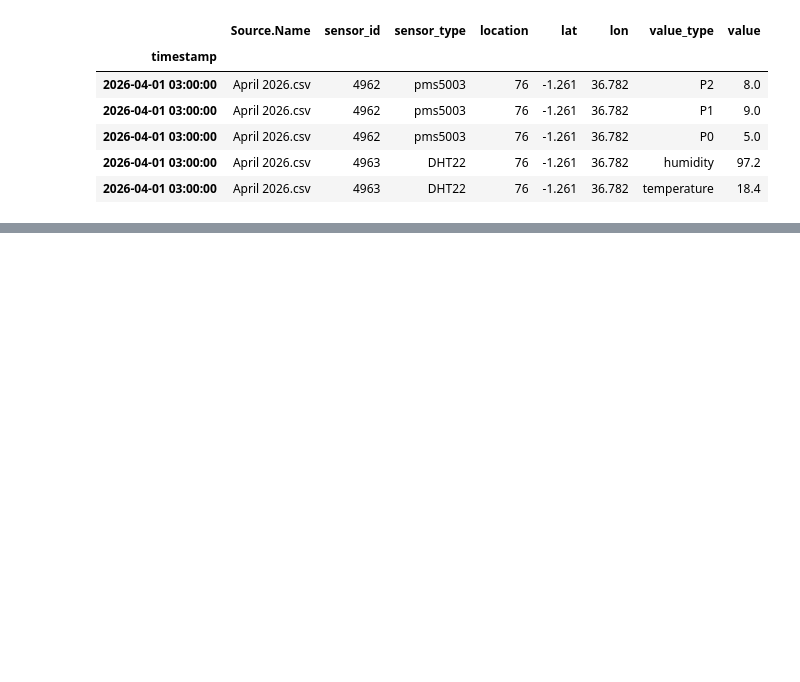
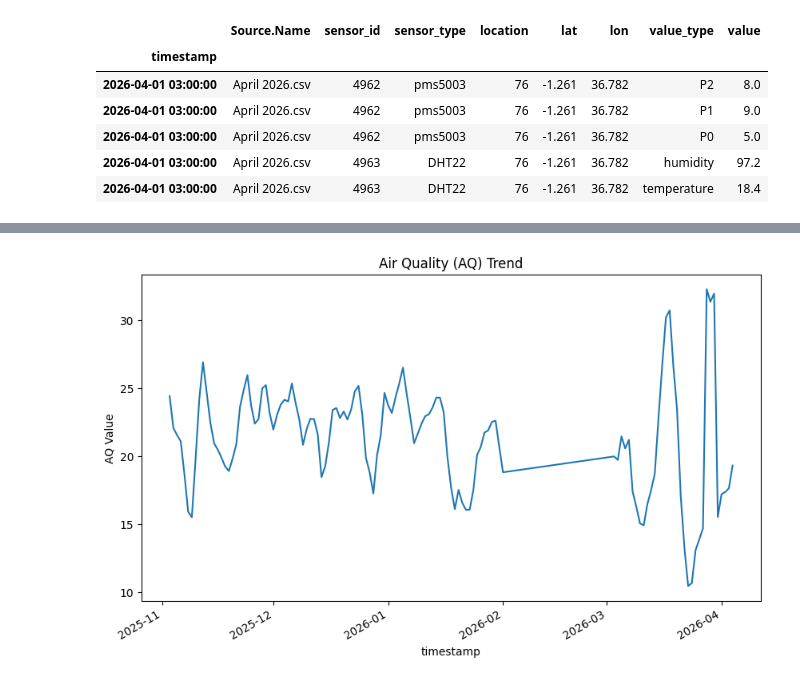
Before and after one commit to victorouma1/Pydata-Capstone-Project, a Jupyter notebook: main.ipynb, the cells around one changed output, grey strips where cells are left out. Cells and saved outputs as stored; diff of their text form; code cells hidden in the pictures; blank space fills up the shorter version.

```diff
--- a/main.ipynb
+++ b/main.ipynb
@@ -66,7 +66,9 @@ air_quality_data.head()
 | 2026-04-01 03:00:00 | April 2026.csv | 4962 | pms5003 | 76 | -1.261 | 36.782 | P0 | 5.0 |
 | 2026-04-01 03:00:00 | April 2026.csv | 4963 | DHT22 | 76 | -1.261 | 36.782 | humidity | 97.2 |
 | 2026-04-01 03:00:00 | April 2026.csv | 4963 | DHT22 | 76 | -1.261 | 36.782 | temperature | 18.4 |
+# %%
+air_quality_data = air_quality_data.sort_index()
 # %%
-grouped_aq_values = air_quality_data.groupby('value_type')['value'].rolling(window=3).mean()
+grouped_aq_values = air_quality_data.groupby('value_type').resample('D')[['value']].mean().groupby(level=0).rolling(window=3).mean()
 grouped_aq_values.head(20)
 # %% [output]
@@ -89,0 +98,2 @@ Name: value, dtype: float64
+# %%
+grouped_aq_values.dropna(inplace = True)
@@ -89,0 +124,11 @@ Name: value, dtype: float64
+# %%
+p2_df = grouped_aq_values.xs('P2', level=1)
+p2_df = p2_df.reset_index(level=0, drop=True)
+
+fig, ax = plt.subplots(figsize=(10, 6))
+ax.set_title('Air Quality (AQ) Trend')
+ax.set_ylabel('AQ Value')
+p2_df['value'].plot(ax = ax)
+plt.show()
+# %% [output]
+[figure, added]
```
Also changed, not shown: parts of 6 cells of this notebook, 3 other files.
